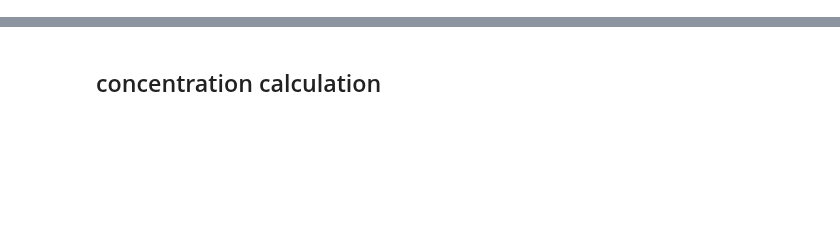
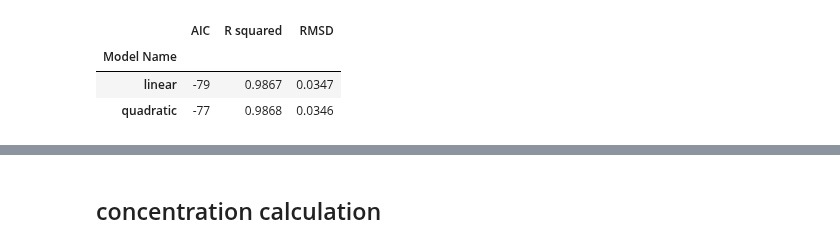
Before and after one commit to FAIRChemistry/datamodel_calibration, a Jupyter notebook: test_calibrator.ipynb, the cells around one changed output, grey strips where cells are left out. Saved outputs shown, nothing was run; the diff lists cells and outputs as text; code cells hidden in the pictures; blank space fills up the shorter version.

```diff
--- a/test_calibrator.ipynb
+++ b/test_calibrator.ipynb
@@ -106,0 +90,7 @@ Model
+# %%
+calibrator.fit_statistics
+# %% [output]
+|  | AIC | R squared | RMSD |
+| Model Name |  |  |  |
+| linear | -79 | 0.9867 | 0.0347 |
+| quadratic | -77 | 0.9868 | 0.0346 |
```
Also changed, not shown: parts of 14 cells of this notebook, 2 other files.
